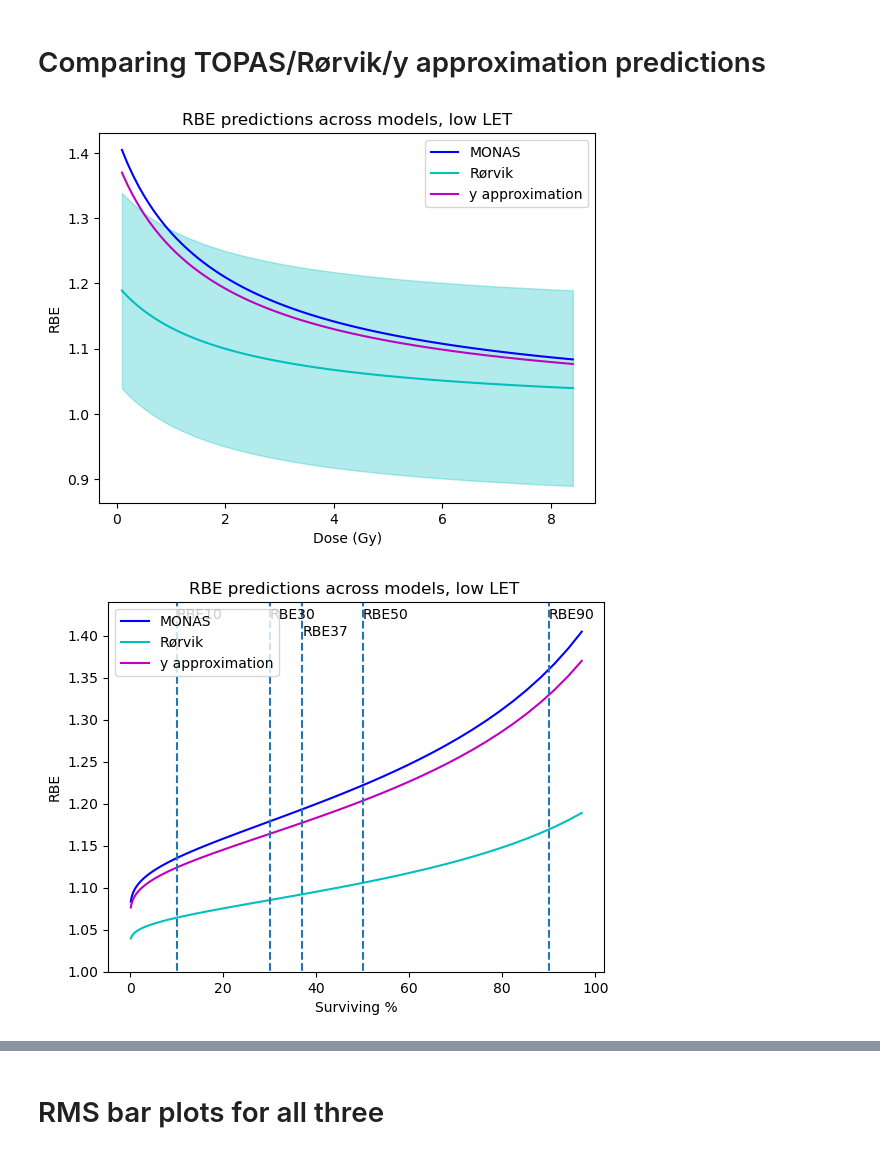
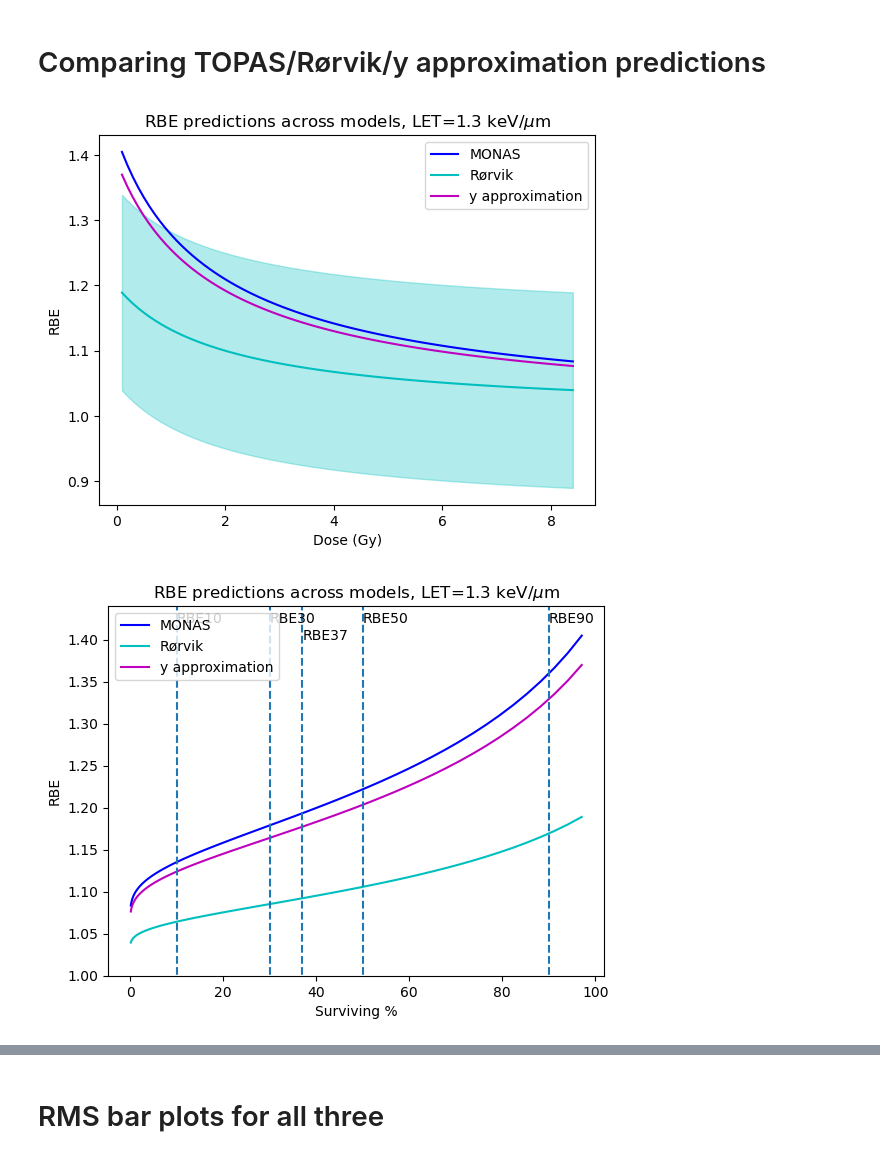
Before and after one commit to BrittHaanen15/Thesis_project, a Jupyter notebook: Python codes/MONAS data analysis.ipynb, the cells around one changed output, grey strips where cells are left out. Saved outputs shown, nothing was run; the diff lists cells and outputs as text; code cells hidden in the pictures.

```diff
--- a/Python codes/MONAS data analysis.ipynb
+++ b/Python codes/MONAS data analysis.ipynb
@@ -505,28 +505,28 @@ def Calculate_RBE(d, let, p):
 # %%
 d = np.arange(0, 8.5, 0.1)
 x = (d, d*1.3, np.square(d))
 RBE_rorvik = np.zeros(len(d))
 for i in range(len(d)):
     RBE_rorvik[i] = Calculate_RBE(d[i], 1.3, [0.242, 0.037, 0.057])
 
 plt.plot(low['Dose'], low['RBE'], label = 'MONAS', color = 'b')
 plt.plot(d, RBE_rorvik, label = 'Rørvik', color = 'c')
 plt.fill_between(d, RBE_rorvik-0.15, RBE_rorvik+0.15, alpha=0.3, color='c')
 plt.plot(lowphen['Dose'], lowphen['RBE'], label = 'y approximation', color = 'm')
-plt.title('RBE predictions across models, low LET')
+plt.title('RBE predictions across models, LET=1.3 keV/$\mu$m')
 plt.xlabel('Dose (Gy)')
 plt.ylabel('RBE')
 plt.legend()
 plt.savefig(r"C:\Users\bhaan\Downloads\RBE vs dose low 300 dpi.png", dpi=300)
 # %% [output]
-[figure, old version]
+[figure, new version]
 # %%
 S_percentages = 100*R_Func(x, 0.242, 0.037, 0.057)
 
 plt.plot(S_percentages, low['RBE'], label = 'MONAS', color = 'b')
 plt.plot(S_percentages, RBE_rorvik, label = 'Rørvik', color = 'c')
 plt.plot(S_percentages, lowphen['RBE'], label = 'y approximation', color = 'm')
-plt.title('RBE predictions across models, low LET ')
+plt.title('RBE predictions across models, LET=1.3 keV/$\mu$m')
 plt.xlabel('Surviving %')
 plt.ylabel('RBE')
 plt.legend()
@@ -543,7 +543,7 @@ plt.vlines(90, 0, 5, linestyles='--')
 plt.text(90, 1.42, 'RBE90')
 plt.savefig(r"C:\Users\bhaan\Downloads\RBE vs SF low 300 dpi.png", dpi=300)
 # %% [output]
-[figure, old version]
+[figure, new version]
 # %%
 d = np.arange(0, 8.5, 0.1)
 x = (d, d*10.1, np.square(d))
```
Also changed, not shown: parts of 6 cells of this notebook.
